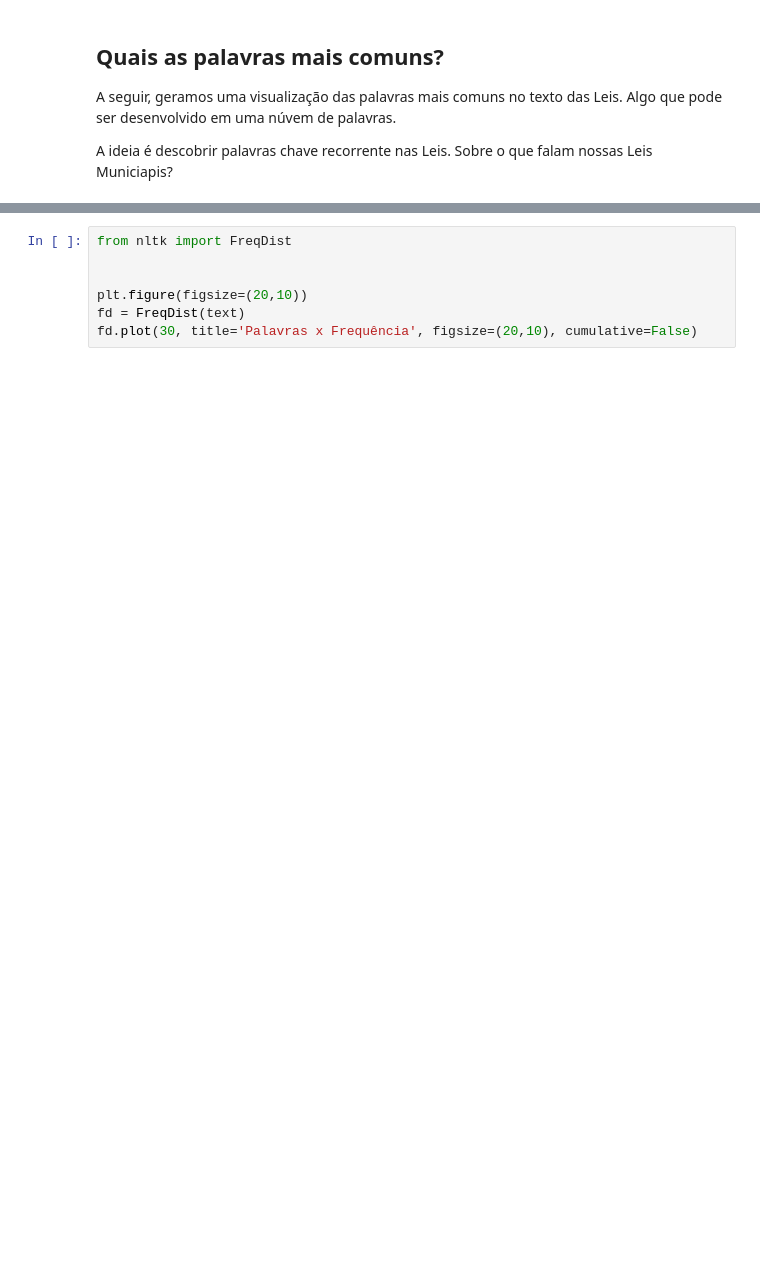
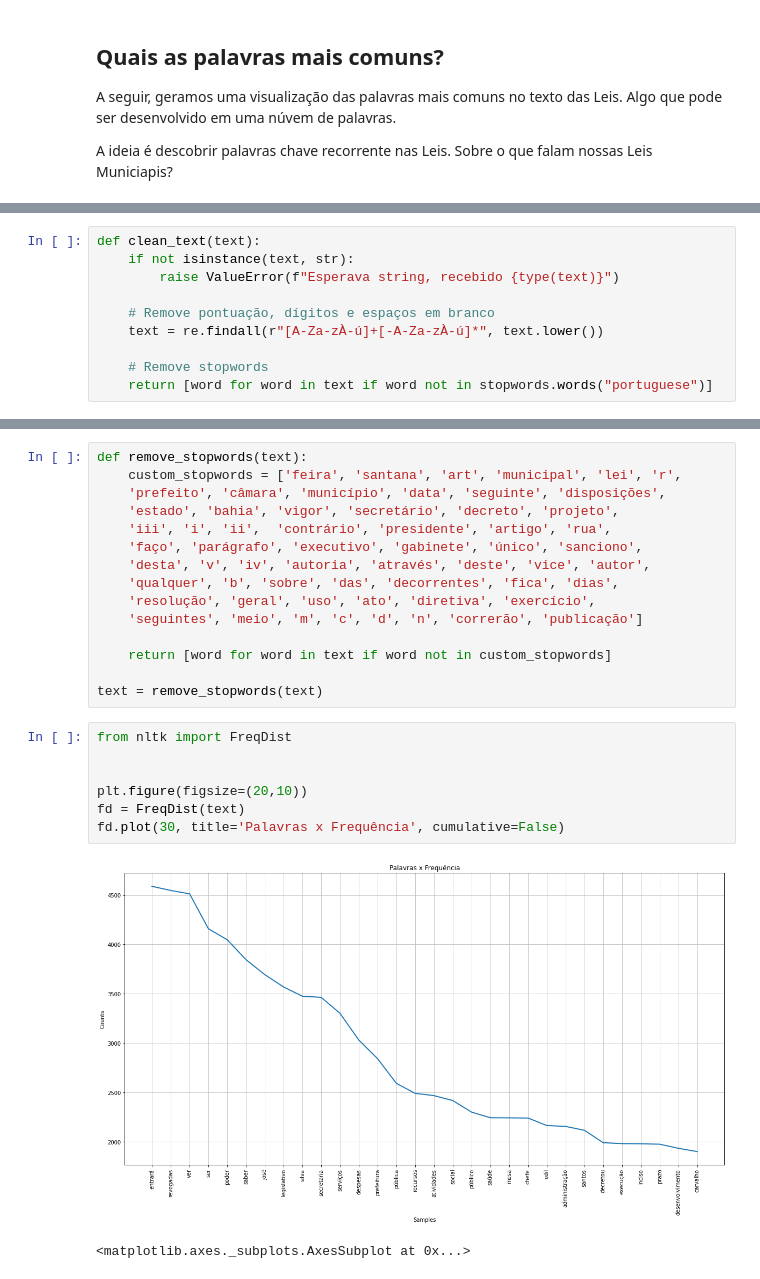
Before and after one commit to DadosAbertosDeFeira/analises, a Jupyter notebook: analysis/2020-10-23-guilhermelowa-textual-exploratory-analysis.ipynb, the cells around one changed output, grey strips where cells are left out. Saved outputs shown, nothing was run; the diff lists cells and outputs as text; blank space fills up the shorter version.

Commit message:
Adiciona o modulo Counter do Python para identificar stopwords

```diff
--- a/analysis/2020-10-23-guilhermelowa-textual-exploratory-analysis.ipynb
+++ b/analysis/2020-10-23-guilhermelowa-textual-exploratory-analysis.ipynb
@@ -108,3 +115,13 @@ def clean_text(text, rm_accents=False):
+# %%
+def clean_text(text):
+    if not isinstance(text, str):
+        raise ValueError(f"Esperava string, recebido {type(text)}")
+
+    # Remove pontuação, dígitos e espaços em branco
+    text = re.findall(r"[A-Za-zÀ-ú]+[-A-Za-zÀ-ú]*", text.lower())
+
+    # Remove stopwords
+    return [word for word in text if word not in stopwords.words("portuguese")]
 # %%
 text = ' '.join(city_laws['texto'].tolist())
 text = clean_text(text)
@@ -114,7 +208,25 @@ print(f'Número de palavras únicas no texto: {unique_words_count}')
+# %%
+def remove_stopwords(text):
+    custom_stopwords = ['feira', 'santana', 'art', 'municipal', 'lei', 'r',
+    'prefeito', 'câmara', 'município', 'data', 'seguinte', 'disposições',
+    'estado', 'bahia', 'vigor', 'secretário', 'decreto', 'projeto',
+    'iii', 'i', 'ii',  'contrário', 'presidente', 'artigo', 'rua',
+    'faço', 'parágrafo', 'executivo', 'gabinete', 'único', 'sanciono',
+    'desta', 'v', 'iv', 'autoria', 'através', 'deste', 'vice', 'autor',
+    'qualquer', 'b', 'sobre', 'das', 'decorrentes', 'fica', 'dias',
+    'resolução', 'geral', 'uso', 'ato', 'diretiva', 'exercício',
+    'seguintes', 'meio', 'm', 'c', 'd', 'n', 'correrão', 'publicação']
+
+    return [word for word in text if word not in custom_stopwords]
+
+text = remove_stopwords(text)
 # %%
 from nltk import FreqDist
 
 
 plt.figure(figsize=(20,10))
 fd = FreqDist(text)
-fd.plot(30, title='Palavras x Frequência', figsize=(20,10), cumulative=False)
+fd.plot(30, title='Palavras x Frequência', cumulative=False)
+# %% [output]
+[figure, added]
+<matplotlib.axes._subplots.AxesSubplot at 0x...>
```
Also changed, not shown: parts of 10 cells of this notebook.
